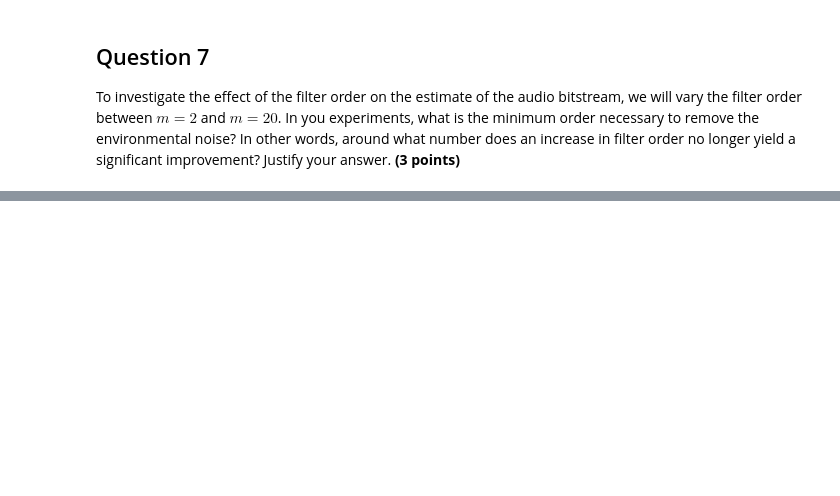
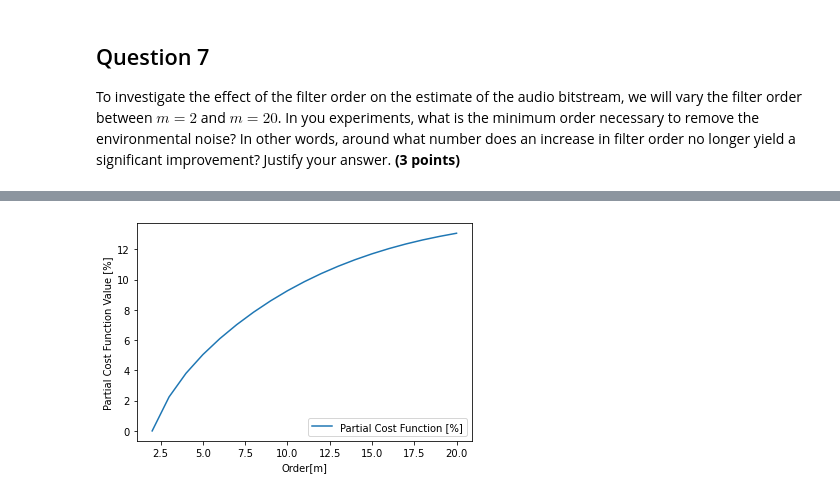
Before and after one commit to dsvarela/SSP, a Jupyter notebook: Assignment 2/SC42150_PythonAssignment2_AdaptiveNoiseCancelling.ipynb, the cells around one changed output, grey strips where cells are left out. Cells and saved outputs as stored; diff of their text form; code cells hidden in the pictures; blank space fills up the shorter version.

```diff
--- a/Assignment 2/SC42150_PythonAssignment2_AdaptiveNoiseCancelling.ipynb
+++ b/Assignment 2/SC42150_PythonAssignment2_AdaptiveNoiseCancelling.ipynb
@@ -231,0 +452,11 @@ _Insert the cells with your answer below._
+# %%
+# Convert values to percentages.
+J_hat_pc = (J_hat/J_hat[0]- 1)*100
+
+# Plot the values of J_hat(w)[%] as a function of the order m.
+plt.plot(range(2,21),J_hat_pc, label = "Partial Cost Function [%]")
+plt.xlabel('Order[m]')
+plt.ylabel('Partial Cost Function Value [%]')
+_= plt.legend(loc="lower right")
+# %% [output]
+[figure, added]
```
Also changed, not shown: parts of 30 cells of this notebook, 20 other files.
